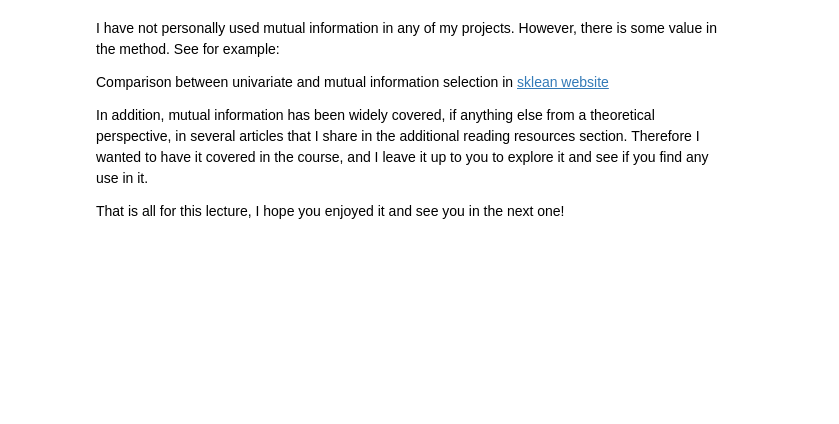
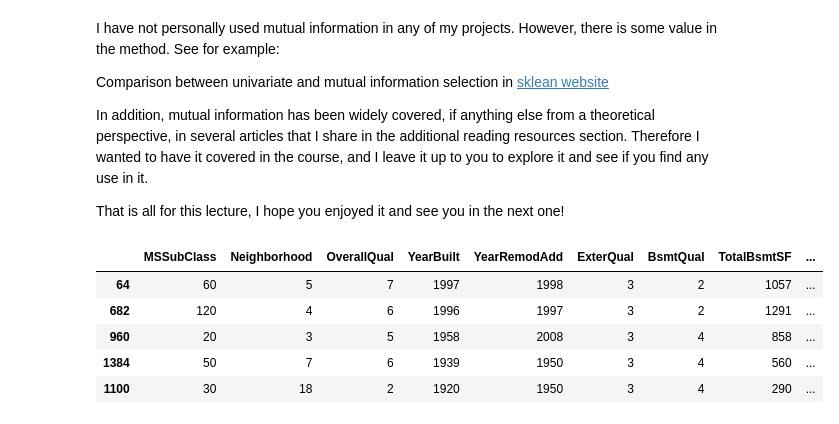
Before and after one commit to plaban1981/Feature_Selection, a Jupyter notebook: Mutual_Or_Information_gain.ipynb, the cells around one changed output. Saved outputs shown, nothing was run; the diff lists cells and outputs as text; code cells hidden in the pictures; blank space fills up the shorter version.

```diff
--- a/Mutual_Or_Information_gain.ipynb
+++ b/Mutual_Or_Information_gain.ipynb
@@ -350,3 +489,12 @@ Comparison between univariate and mutual information selection in [sklean websit
 In addition, mutual information has been widely covered, if anything else from a theoretical perspective, in several articles that I share in the additional reading resources section. Therefore I wanted to have it covered in the course, and I leave it up to you to explore it and see if you find any use in it.
 
 That is all for this lecture, I hope you enjoyed it and see you in the next one!
+# %%
+X_train[X_train.columns[sel_.get_support()]].head()
+# %% [output]
+|  | MSSubClass | Neighborhood | OverallQual | YearBuilt | YearRemodAdd | ExterQual | BsmtQual | TotalBsmtSF | ... |
+| 64 | 60 | 5 | 7 | 1997 | 1998 | 3 | 2 | 1057 | ... |
+| 682 | 120 | 4 | 6 | 1996 | 1997 | 3 | 2 | 1291 | ... |
+| 960 | 20 | 3 | 5 | 1958 | 2008 | 3 | 4 | 858 | ... |
+| 1384 | 50 | 7 | 6 | 1939 | 1950 | 3 | 4 | 560 | ... |
+| 1100 | 30 | 18 | 2 | 1920 | 1950 | 3 | 4 | 290 | ... |
```
Also changed, not shown: parts of 37 cells of this notebook.
